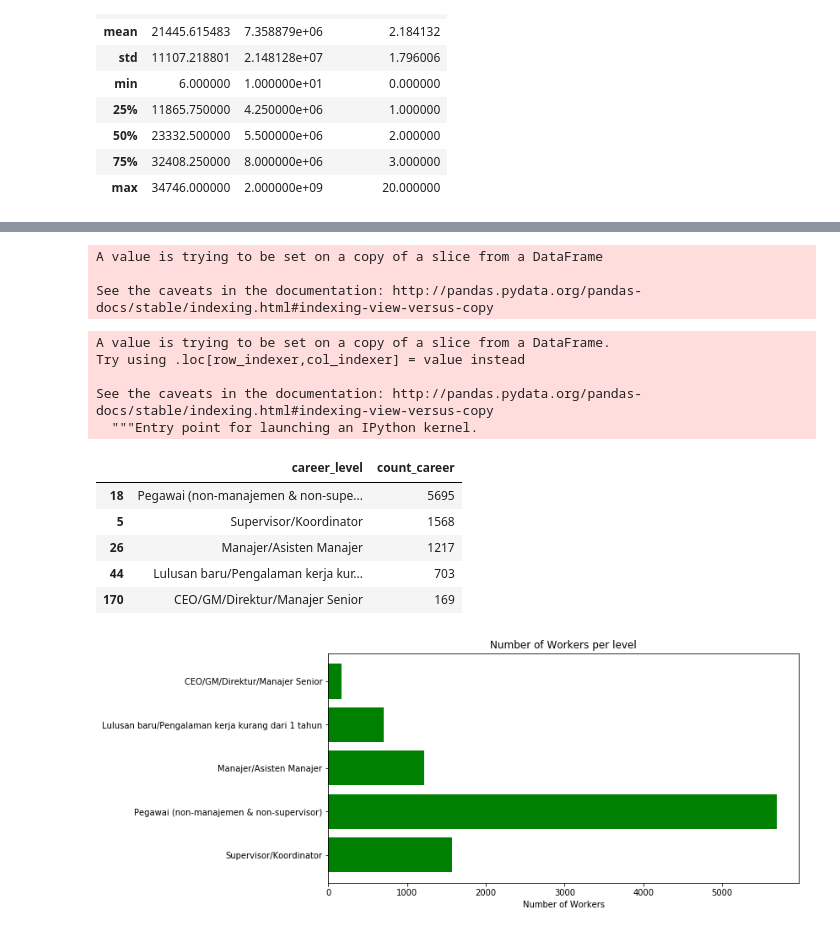
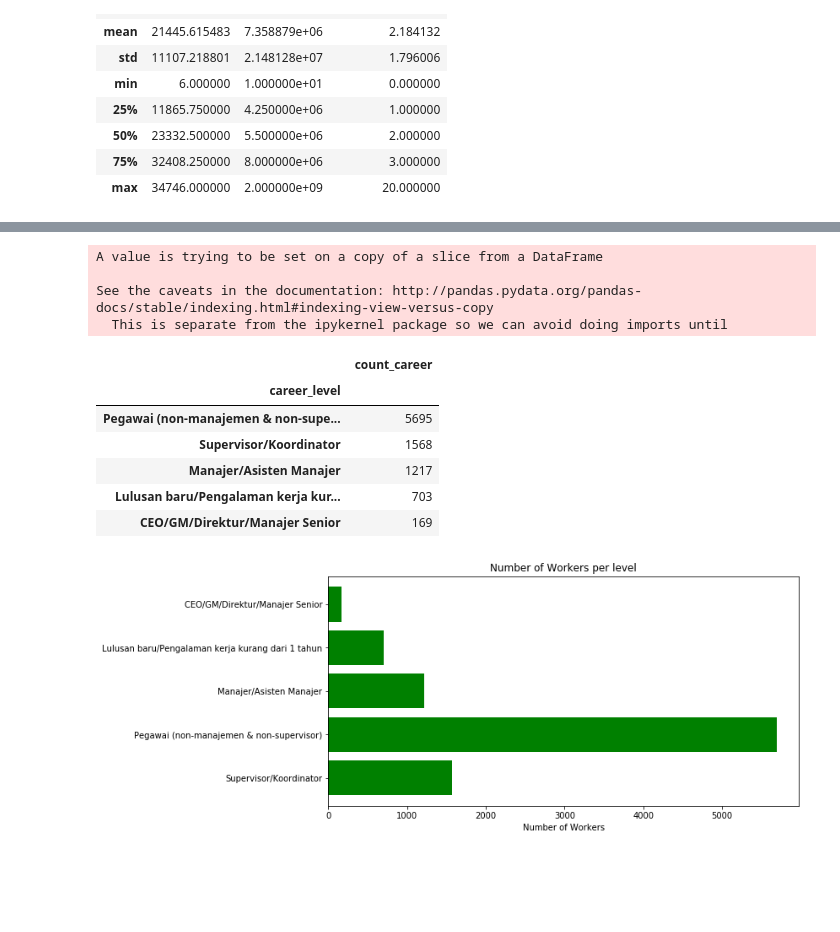
Before and after one commit to Reosta-Pratama/Project-Prediction, a Jupyter notebook: Prediksi Salary.ipynb, the cells around one changed output, grey strips where cells are left out. Drawn from its saved outputs; the diff is of its cells as text; code cells hidden in the pictures; blank space fills up the shorter version.

```diff
--- a/Prediksi Salary.ipynb
+++ b/Prediksi Salary.ipynb
@@ -139,10 +139,16 @@ dataset.head(5)
 | 26 | 27 | MARKETING COMMUNICATION & CHANNEL... | Jakarta Pusat | IDR | Manajer/Asisten Manajer | 2 tahun | Tidak terspesifikasi | ... |
 # %% [markdown]
 <!-- Analizing Data -->
+# %%
+CL = dataset["career_level"]
+# %%
+dataset['count_career'] = dataset.id.where(dataset.career_level.isin(CL)).groupby(dataset['career_level']).transform('count')
 # %%
-tableCareer = dataset[["career_level"]]
+# dataset.drop_duplicates(subset="career_level", inplace=True)
+tableCareer = dataset[["career_level","count_career"]]
 tableCareer.drop_duplicates(inplace=True)
 # %% [output]
 A value is trying to be set on a copy of a slice from a DataFrame
 
 See the caveats in the documentation: http://pandas.pydata.org/pandas-docs/stable/indexing.html#indexing-view-versus-copy
+  This is separate from the ipykernel package so we can avoid doing imports until
@@ -151,20 +155,13 @@ CL = tableCareer["career_level"]
-# %%
-tableCareer['count_career'] = dataset.id.where(dataset.career_level.isin(CL)).groupby(dataset['career_level']).transform('count')
-# %% [output]
-A value is trying to be set on a copy of a slice from a DataFrame.
-Try using .loc[row_indexer,col_indexer] = value instead
-
-See the caveats in the documentation: http://pandas.pydata.org/pandas-docs/stable/indexing.html#indexing-view-versus-copy
-  """Entry point for launching an IPython kernel.
 # %%
-tableCareer.sort_values(by="count_career", ascending=False)
+tableCareer.set_index("career_level").sort_values(by="count_career", ascending=False)
 # %% [output]
-|  | career_level | count_career |
-| 18 | Pegawai (non-manajemen & non-supe... | 5695 |
-| 5 | Supervisor/Koordinator | 1568 |
-| 26 | Manajer/Asisten Manajer | 1217 |
-| 44 | Lulusan baru/Pengalaman kerja kur... | 703 |
-| 170 | CEO/GM/Direktur/Manajer Senior | 169 |
+|  | count_career |
+| career_level |  |
+| Pegawai (non-manajemen & non-supe... | 5695 |
+| Supervisor/Koordinator | 1568 |
+| Manajer/Asisten Manajer | 1217 |
+| Lulusan baru/Pengalaman kerja kur... | 703 |
+| CEO/GM/Direktur/Manajer Senior | 169 |
 # %%
 xCareer = list(tableCareer.loc[:, "career_level"])
 yCareer = list(tableCareer.loc[:, "count_career"])
```
Also changed, not shown: parts of 1 cell of this notebook.
